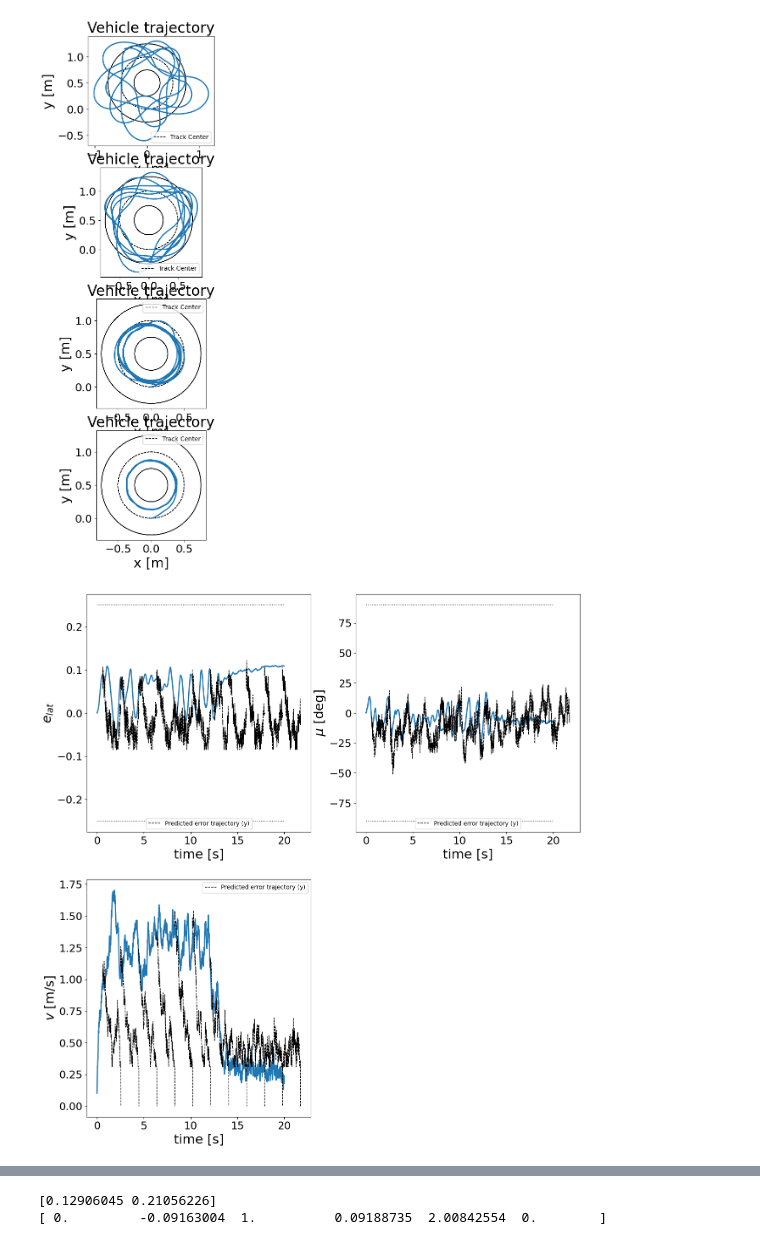
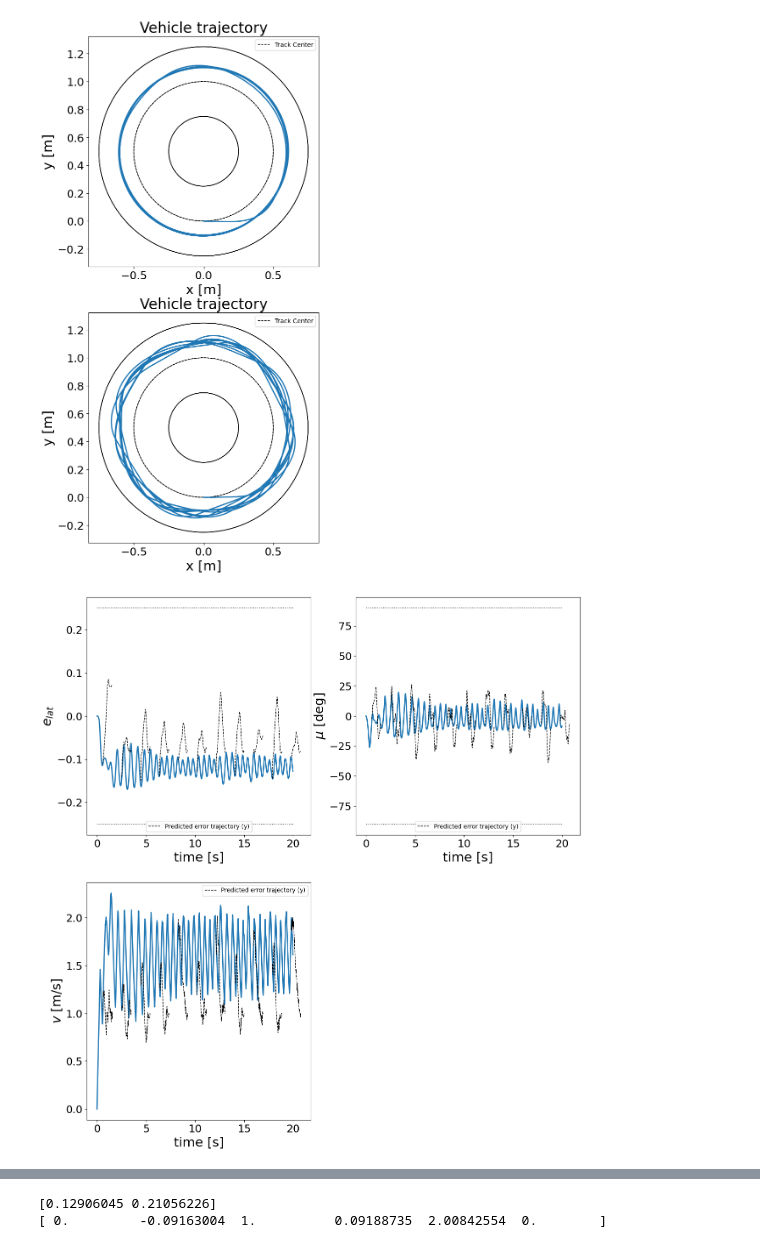
Before and after one commit to HuangYujun-JunkyTalent/DataDrivenSafetyFilter, a Jupyter notebook: track_simulation.ipynb, the cells around one changed output, grey strips where cells are left out. Cells and saved outputs as stored; diff of their text form; code cells hidden in the pictures.

```diff
--- a/track_simulation.ipynb
+++ b/track_simulation.ipynb
@@ -32,17 +32,17 @@ simulator.data_model_type = ModelType.DYNAMIC
 simulator.filter_model_type = ModelType.DYNAMIC
 simulator.t_sim = 20
 simulator.num_predicted_traj = 10
-simulator.global_initial_state = np.array([0.0, 0.0, 0.0, 0.1, 0.0, 0.0])
+simulator.global_initial_state = np.array([0.0, 0.0, 0.0, 0.0, 0.0, 0.0])
 simulator.cur = 1/0.5
 simulator.track_fun_name = 'round_track'
 simulator.lag = 20
 
 simulator.t_data = 10.0
-simulator.data_input_rule = InputRule.RANDOM_2_WITH_MEAN
+simulator.data_input_rule = InputRule.PRBS_TIMES_RANDOM_MEAN
 
 # simulator.n_v_max = 0
-# simulator.n_x, simulator.n_y, simulator.n_psi, simulator.n_v = 0,0,0,0
-# simulator.n_e_lat_max, simulator.n_mu_max, simulator.n_v_max, simulator.n_l_max = 0,0,0,0 # for test of prediction error
+simulator.n_x, simulator.n_y, simulator.n_psi, simulator.n_v = 0,0,0,0
+simulator.n_e_lat_max, simulator.n_mu_max, simulator.n_v_max, simulator.n_l_max = 0,0,0,0 # for test of prediction error
 
 random_seeds = [0]
 track_filter_types = [
@@ -55,8 +55,8 @@ filter_types = [
     # SafetyFilterTypes.INDIRECT_ZERO_V,
     SafetyFilterTypes.INDIRECT_FIX_MU_WEIGHTING,
     SafetyFilterTypes.INDIRECT_FIX_MU_WEIGHTING_ADD_DATA,
-    SafetyFilterTypes.INDIRECT_ZERO_V_WEIGHTING,
-    SafetyFilterTypes.INDIRECT_ZERO_V_WEIGHTING_ADD_DATA,
+    # SafetyFilterTypes.INDIRECT_ZERO_V_WEIGHTING,
+    # SafetyFilterTypes.INDIRECT_ZERO_V_WEIGHTING_ADD_DATA,
     # SafetyFilterTypes.INDIRECT_FIX_MU_ADD_DATA_LATERAL,
     # SafetyFilterTypes.INDIRECT_STOP,
     ]
@@ -183,27 +159,27 @@ plt.show()
 if save_fig:
     fig.savefig('track_simulation.png')
 # %% [output]
-[figure, old version]
+[figure, new version]
 # %%
 # choose one result to plot details
-results = dict_results[(random_seed, track_filter_types[0], SafetyFilterTypes.INDIRECT_ZERO_V_WEIGHTING, simulation_input_rules[0])][0]
+results = dict_results[(random_seed, track_filter_types[0], SafetyFilterTypes.INDIRECT_FIX_MU_WEIGHTING_ADD_DATA, simulation_input_rules[0])][0]
 # results = dict_results[(random_seed, track_filter_types[0], SafetyFilterTypes.INDIRECT_ZERO_V, simulation_input_rules[0])][0]
 
 # plot given error dynamics trajectory
 plt.figure(figsize=(15,16))
 #velocity input
 ax = plt.subplot(221)
 results.plot_error_trajectory(0, ax, constraint=(-simulator.track_width/2, simulator.track_width/2))
 results.plot_predicted_error_slices(0, ax)
 ax = plt.subplot(222)
 results.plot_error_trajectory(1, ax, constraint=(simulator.mu_min*180/np.pi, simulator.mu_max*180/np.pi))
 results.plot_predicted_error_slices(1, ax)
 ax = plt.subplot(223)
 results.plot_error_trajectory(2, ax)
 results.plot_predicted_error_slices(2, ax)
 plt.show()
 # %% [output]
-[figure, old version]
+[figure, new version]
 # %%
 # plot given predicted trajectory and real trajectory
 # plt.rcParams['text.usetex'] = True
```
Also changed, not shown: parts of 13 cells of this notebook, 2 other files.
